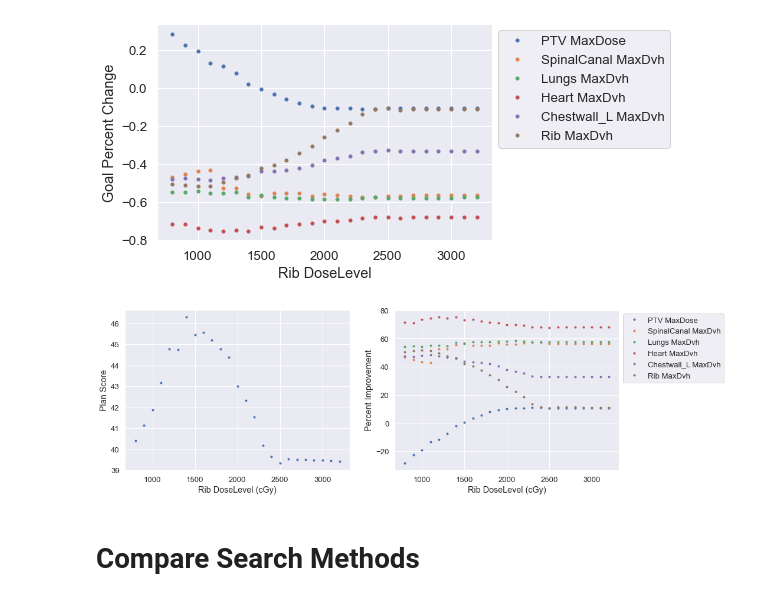
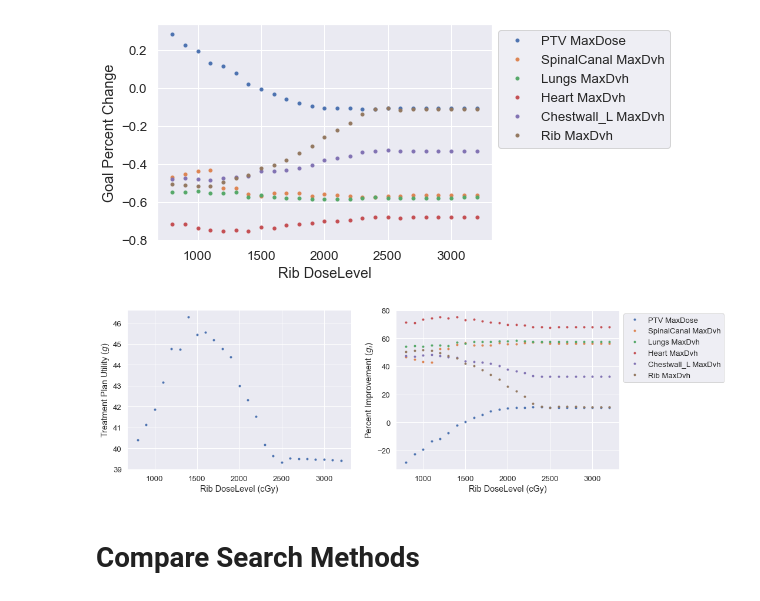
Before and after one commit to kels271828/RayBay, a Jupyter notebook: results/patient1/toy_problem.ipynb, the cells around one changed output. Cells and saved outputs as stored; diff of their text form; code cells hidden in the pictures.

```diff
--- a/results/patient1/toy_problem.ipynb
+++ b/results/patient1/toy_problem.ipynb
@@ -76,7 +76,7 @@ def linear_penalty(funcs, pars, goals, results):
     ydata, _ = plots.format_data(goals[1:], results, 'goals')
     for ii in range(len(ydata)):
         level = goals.iloc[ii+1]['AcceptanceLevel']
-        func_vals += (ydata[ii] - level)/level
+        func_vals += (level - ydata[ii])/level
     return 100*func_vals/(len(goals) - 1)
 # %%
 def plot_dvh(dvh, title):
@@ -222,27 +224,27 @@ plt.legend(labels, bbox_to_anchor=(1, 1));
 # %%
 fig, ax = plt.subplots(1, 2, figsize=(15, 5))
 
 # Penalty function
 par_vals = pars_grid[pars_grid['Term'] == 6]
 par_vals = par_vals
 x_grid = par_vals['DoseLevel']
-ax[0].plot(x_grid, -fun_grid, '.')
+ax[0].plot(x_grid, fun_grid, '.')
 ax[0].set_xlabel('Rib DoseLevel (cGy)')
-ax[0].set_ylabel('Plan Score')
+ax[0].set_ylabel('Treatment Plan Utility ($g$)')
 
-#
+# Percent Improvement
 labels = []
 for ii in range(1, 7):
     roi = goals.iloc[ii]['Roi']
     goal = goals.iloc[ii]['Type']
     result = 100*(results_grid[ii] - goals.iloc[ii]['AcceptanceLevel'])/goals.iloc[ii]['AcceptanceLevel']
     plt.plot(x_grid, -result, '.')
     labels.append(f'{roi} {goal}')
 ax[1].set_xlabel('Rib DoseLevel (cGy)')
-ax[1].set_ylabel('Percent Improvement')
+ax[1].set_ylabel('Percent Improvement ($g_i$)')
 plt.legend(labels, bbox_to_anchor=(1, 1));
 # %% [output]
-[figure, old version]
+[figure, new version]
 # %% [markdown]
 # Compare Search Methods
 # %%
```
Also changed, not shown: parts of 11 cells of this notebook, 2 other files.
